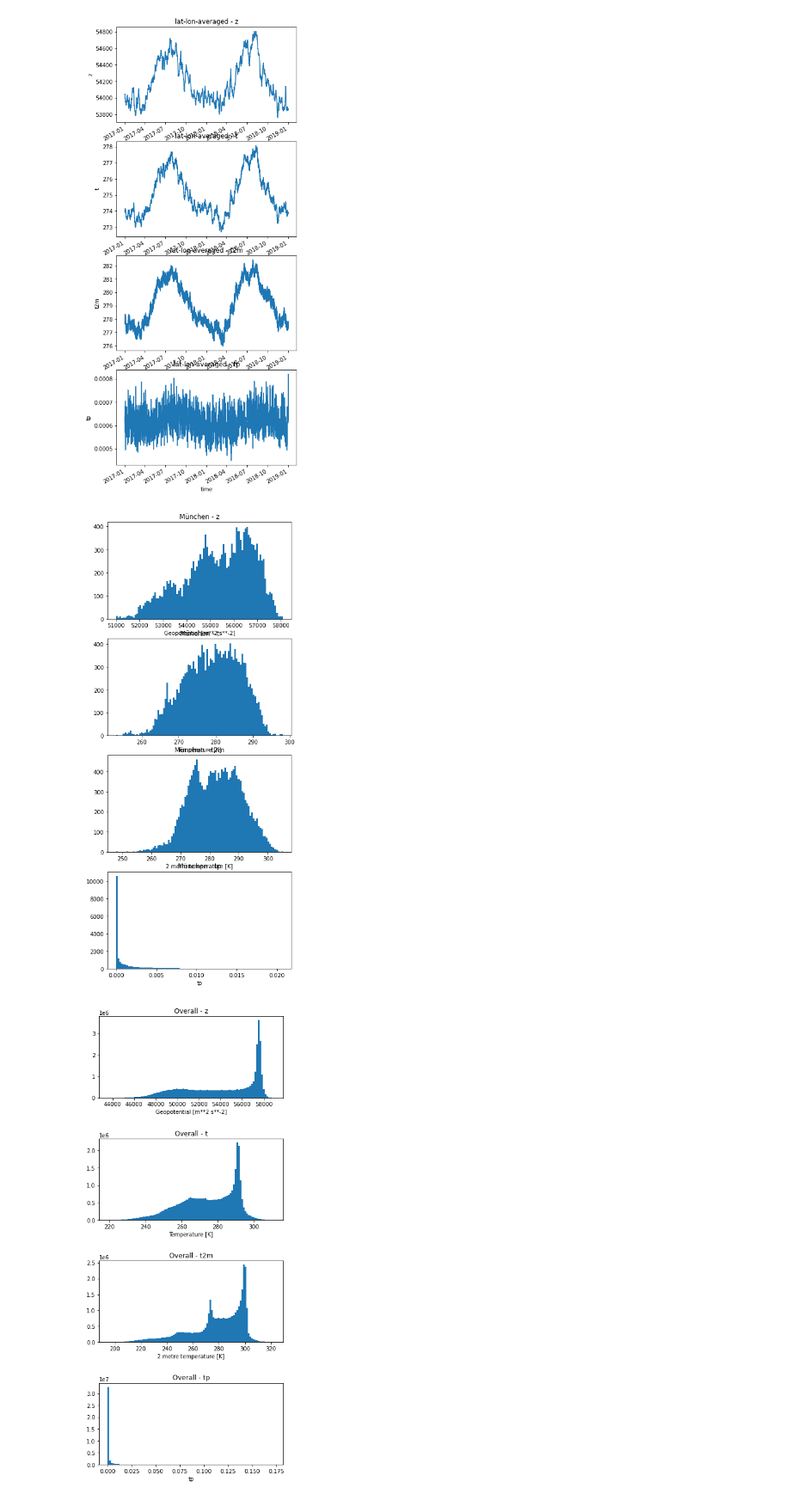
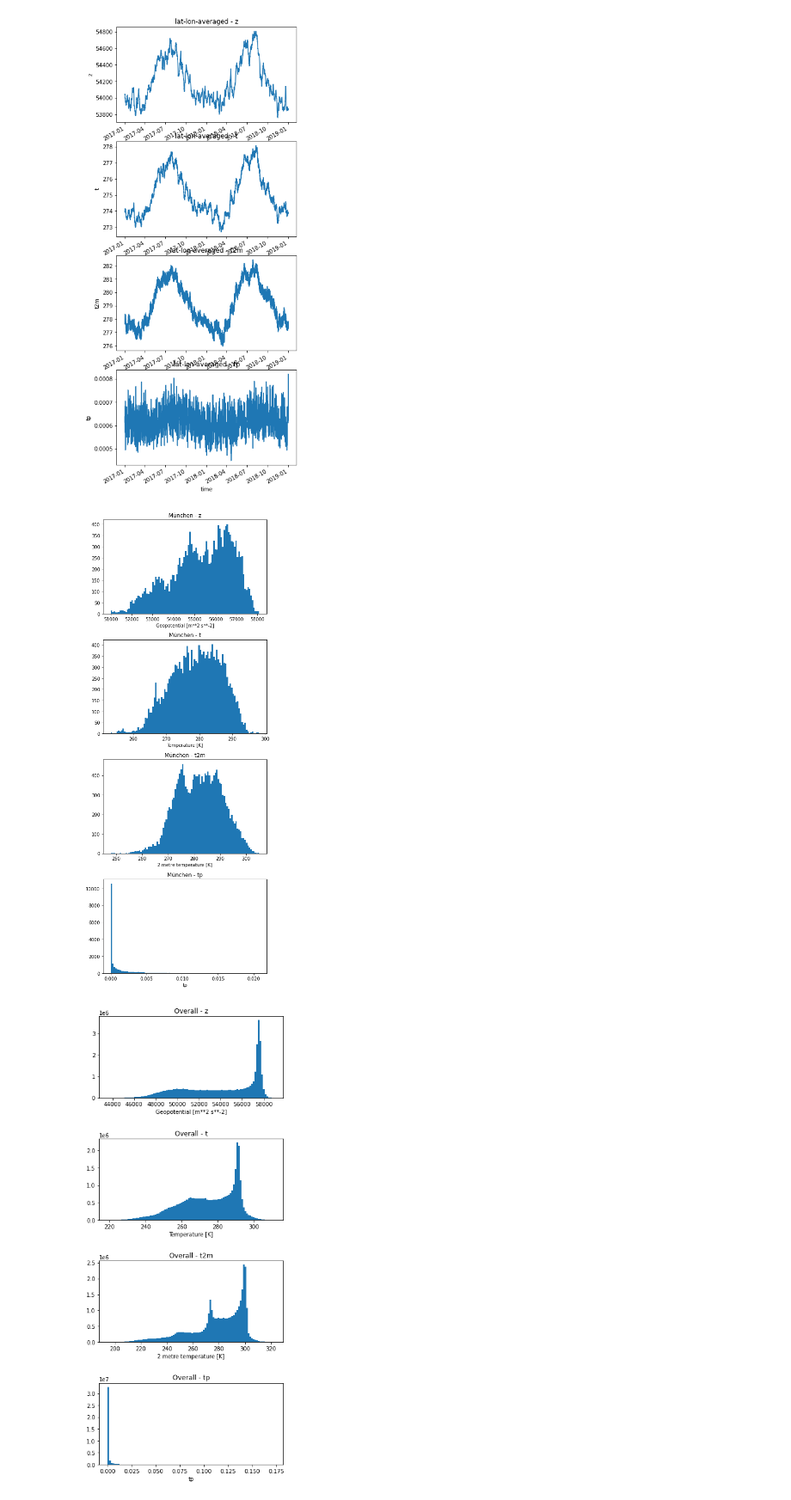
Before and after one commit to sagar-garg/WeatherBench, a Jupyter notebook: nbs_probabilistic/Data Maps.ipynb, the cells around one changed output. Shown at 86% size. Saved outputs shown, nothing was run; the diff lists cells and outputs as text; code cells hidden in the pictures.

```diff
--- a/nbs_probabilistic/Data Maps.ipynb
+++ b/nbs_probabilistic/Data Maps.ipynb
@@ -115,12 +115,13 @@ for j, v in enumerate(['z', 't', 't2m', 'tp']):
 # %%
 #München: 48.1351, 11.5820
 fig, axs = plt.subplots(4, 1, figsize=(6, 15))
 for j, v in enumerate(['z', 't', 't2m', 'tp']):
 
     valid[v].sel(lat=48.1351, lon=11.5820, method='nearest').plot.hist(ax=axs[j], bins=100)
     axs[j].set_title(f'München - {v}')
+fig.tight_layout()
 # %% [output]
-[figure, old version]
+[figure, new version]
 # %%
 #Flattened
 fig, axs = plt.subplots(4, 1, figsize=(6, 15))
```
Also changed, not shown: parts of 40 cells of this notebook.
